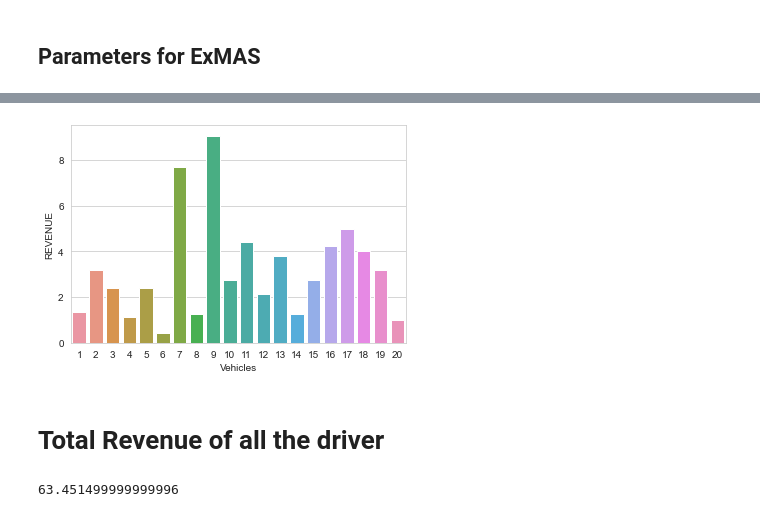
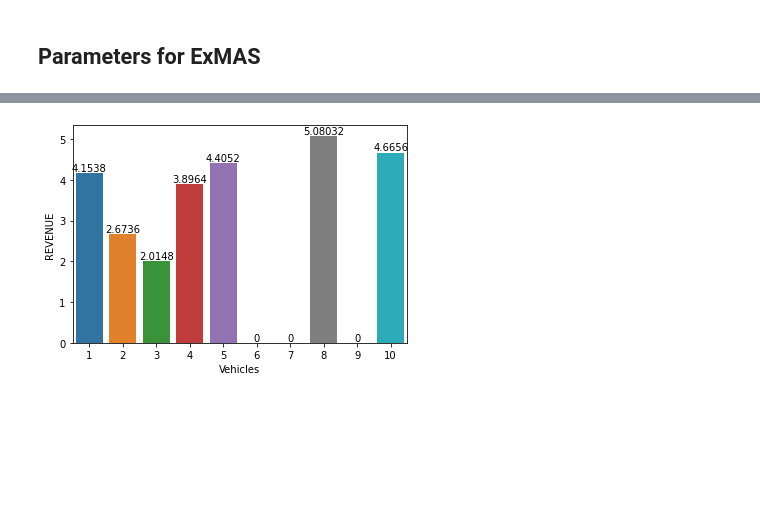
Before and after one commit to RafalKucharskiPK/MaaSSim, a Jupyter notebook: docs/tutorials/Delft_Sim.ipynb, the cells around one changed output, grey strips where cells are left out. Saved outputs shown, nothing was run; the diff lists cells and outputs as text; code cells hidden in the pictures; blank space fills up the shorter version.

```diff
--- a/docs/tutorials/Delft_Sim.ipynb
+++ b/docs/tutorials/Delft_Sim.ipynb
@@ -71,20 +48,20 @@ import ExMAS
 params = get_config('../../data/config/delft.json')  # load configuration
 
 params.times.pickup_patience = 3600 # 1 hour of simulation
-params.simTime = 4 # 6 minutes hour of simulation
-params.nP = 200 # reuqests (and passengers)
-params.nV = 20 # vehicles
+params.simTime = 0.1 # 6 minutes hour of simulation
+params.nP = 10 # reuqests (and passengers)
+params.nV = 10 # vehicles
 # %% [markdown]
 ## Parameters for ExMAS
 # %%
 params.t0 = pd.Timestamp.now()
 params.shareability.avg_speed = params.speeds.ride
-params.shareability.shared_discount = 0.25
+params.shareability.shared_discount = 0.3
 params.shareability.delay_value = 1
 params.shareability.WtS = 1.3
 params.shareability.price = 1.5 #eur/km
 params.shareability.VoT = 0.0035 #eur/s
-params.shareability.matching_obj = 'u_veh' #minimize VHT for vehicles
+params.shareability.matching_obj = 'u_pax' #minimize VHT for vehicles
 params.shareability.pax_delay = 0
 params.shareability.horizon = 600
 params.shareability.max_degree = 4
@@ -105,3 +82,5 @@ inData.platforms = initialize_df(inData.platforms)
 inData.platforms.loc[0]=[1,'Uber',30]
 params.shareability.share = 1
 params.shareability.without_matching = True
+
+inData = ExMAS.main(inData, params.shareability, plot=False) # create shareability graph (ExMAS)
@@ -156,2 +128,0 @@ inData.sblts.rides
-# %%
-params.kpi = 1
@@ -225,16 +227,9 @@ sim.res[0].veh_exp['REVENUE'].to_list()
 # %%
 import seaborn as sns
-sns.set_style("whitegrid")
 sim.res[0].veh_exp['Vehicles'] = sim.res[0].veh_exp.index
 
 ax =sns.barplot(data=sim.res[0].veh_exp, x="Vehicles", y="REVENUE")
-#for i in ax.containers:
-    #ax.bar_label(i,)
+for i in ax.containers:
+    ax.bar_label(i,)
 # %% [output]
-[figure, old version]
+[figure, new version]
-# %% [markdown]
-# Total Revenue of all the driver
-# %%
-sim.res[0].all_kpi # All driver revenue
-# %% [output]
-63.451499999999996
```
Also changed, not shown: parts of 46 cells of this notebook, 27 other files.
